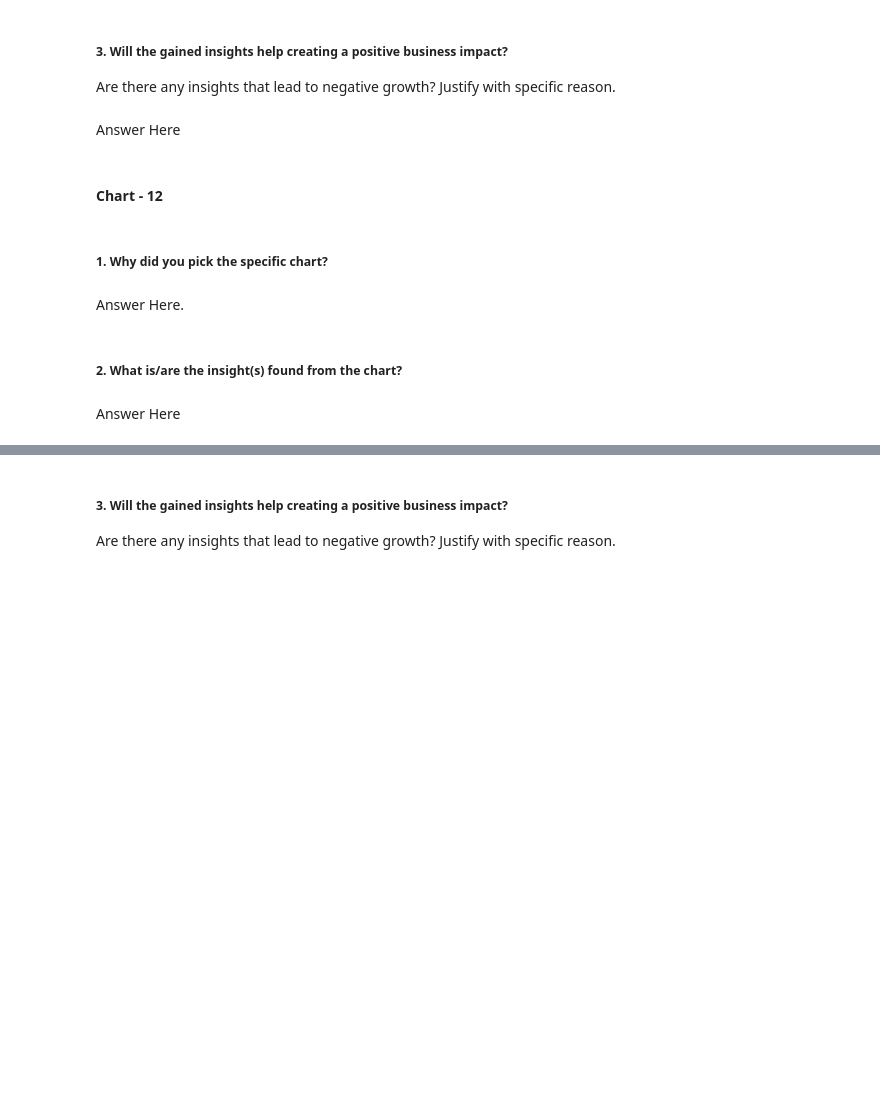
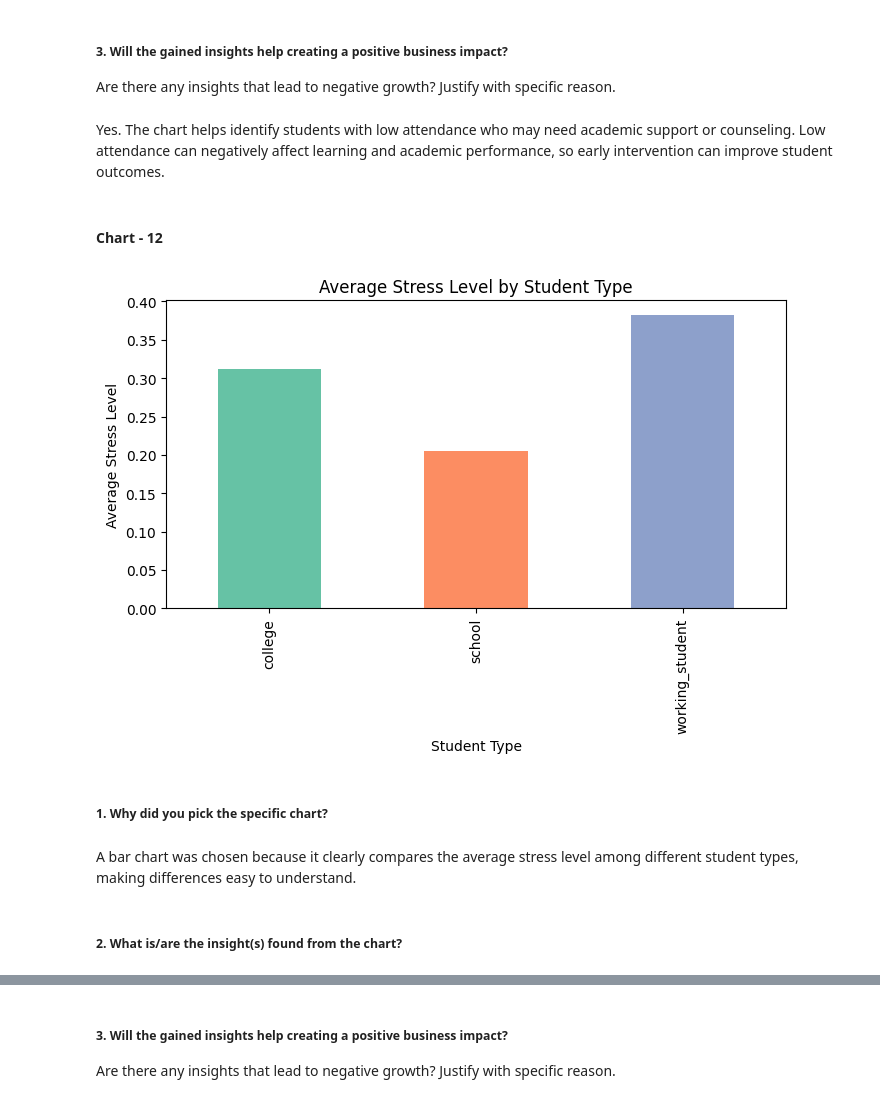
Before and after one commit to Bhuvneshwari19/student-lifestyle-stress-prediction, a Jupyter notebook: student_lifestyle_stress_prediction.ipynb, the cells around one changed output, grey strips where cells are left out. Cells and saved outputs as stored; diff of their text form; code cells hidden in the pictures; blank space fills up the shorter version.

```diff
--- a/student_lifestyle_stress_prediction.ipynb
+++ b/student_lifestyle_stress_prediction.ipynb
@@ -633,7 +660,7 @@ Answer Here
 # %% [markdown]
 ##### 3. Will the gained insights help creating a positive business impact?
 Are there any insights that lead to negative growth? Justify with specific reason.
-# %% [markdown]
-Answer Here
+# %% [markdown]
+Yes. The chart helps identify students with low attendance who may need academic support or counseling. Low attendance can negatively affect learning and academic performance, so early intervention can improve student outcomes.
 # %% [markdown]
 #### Chart - 12
@@ -642,8 +667,22 @@ Answer Here
+# %%
+# Chart - 12 visualization code
+
+# Student Type vs Stress Level
+student_stress = df1.groupby('Student_Type')['Stress_Level'].mean()
+
+plt.figure(figsize=(8,4))
+student_stress.plot(kind='bar',color = sns.color_palette('Set2'))
+
+plt.title("Average Stress Level by Student Type")
+plt.xlabel("Student Type")
+plt.ylabel("Average Stress Level")
+
+plt.show()
+# %% [output]
+[figure, added]
 # %% [markdown]
 ##### 1. Why did you pick the specific chart?
-# %% [markdown]
-Answer Here.
+# %% [markdown]
+A bar chart was chosen because it clearly compares the average stress level among different student types, making differences easy to understand.
 # %% [markdown]
 ##### 2. What is/are the insight(s) found from the chart?
-# %% [markdown]
-Answer Here
```
Also changed, not shown: parts of 38 cells of this notebook.
